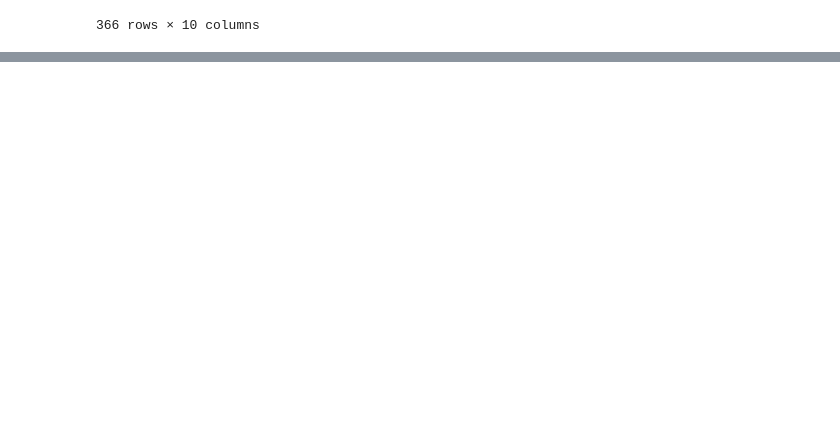
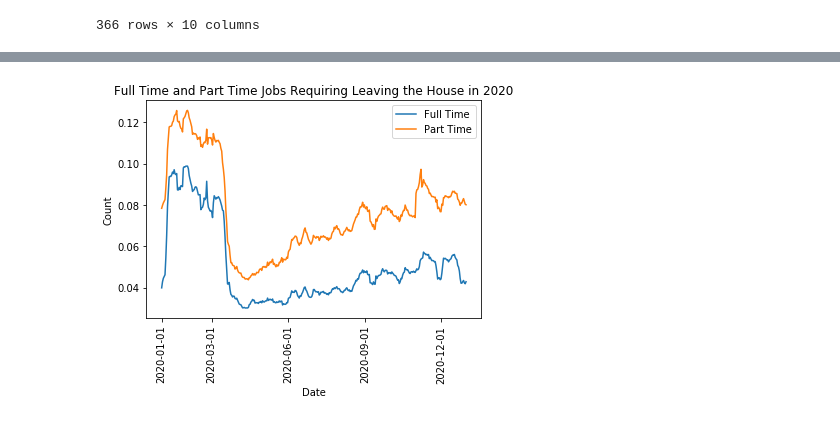
Before and after one commit to erickzli/IS597-COVID-Project, a Jupyter notebook: Kerstin's Folder/Evaluate- SafeGraph Data.ipynb, the cells around one changed output, grey strips where cells are left out. Cells and saved outputs as stored; diff of their text form; code cells hidden in the pictures; blank space fills up the shorter version.

```diff
--- a/Kerstin's Folder/Evaluate- SafeGraph Data.ipynb
+++ b/Kerstin's Folder/Evaluate- SafeGraph Data.ipynb
@@ -318,0 +351,3 @@ plt.show()
+# %%
+df_ft_IL_2020 = df_ft_IL.loc[df_ft_IL['time_value'] >= '2020-01-01']
+df_ft_IL_2020
@@ -318,0 +402,3 @@ plt.show()
+# %%
+df_pt_IL_2020 = df_pt_IL.loc[df_pt_IL['time_value'] >= '2020-01-01']
+df_pt_IL_2020
@@ -318,0 +433,14 @@ plt.show()
+# %%
+plt.plot(df_ft_IL_2020['time_value'], df_ft_IL_2020['value'], label = 'Full Time')
+plt.plot(df_pt_IL_2020['time_value'], df_pt_IL_2020['value'], label = 'Part Time')
+plt.xlabel('Date')
+plt.xticks(['2020-01-01', '2020-03-01', '2020-06-01', '2020-09-01', '2020-12-01'], rotation = 90)
+plt.ylabel('Count')
+plt.title('Full Time and Part Time Jobs Requiring Leaving the House in 2020')
+plt.grid(False)
+plt.legend()
+
+#plt.savefig('com_home_week_IL_2020.png', dpi=300, bbox_inches='tight')
+plt.show()
+# %% [output]
+[figure, added]
```
Also changed, not shown: parts of 9 cells of this notebook.
